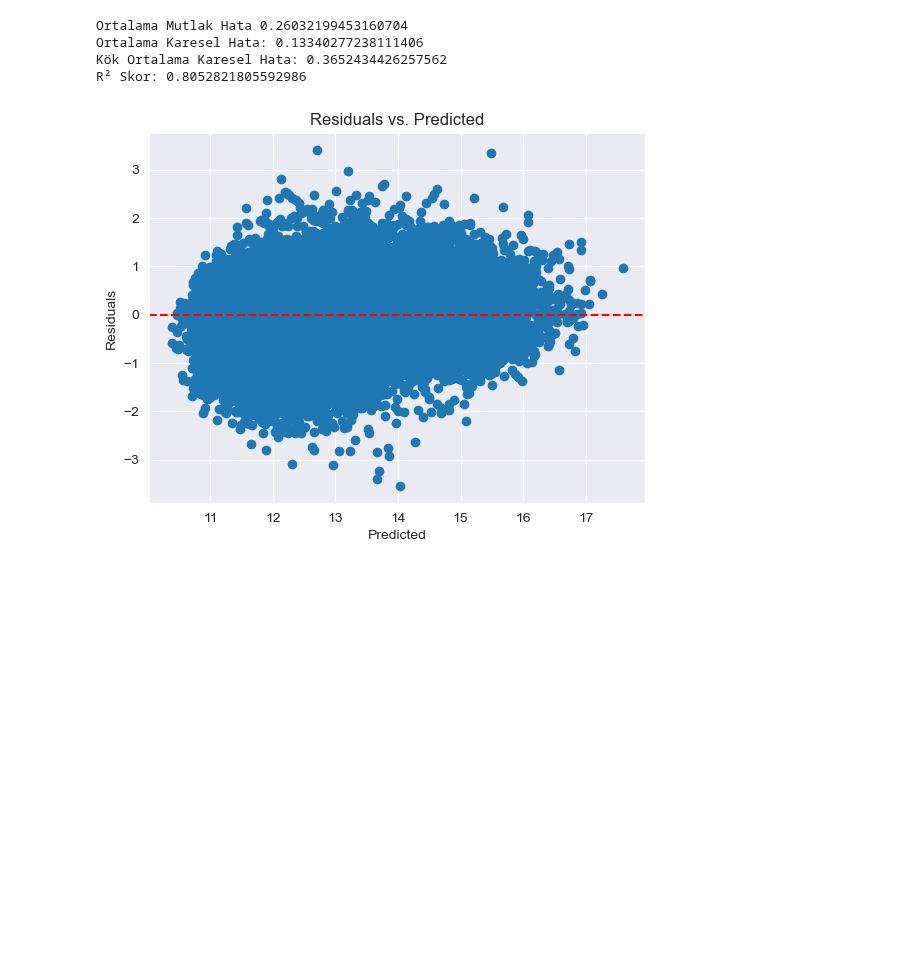
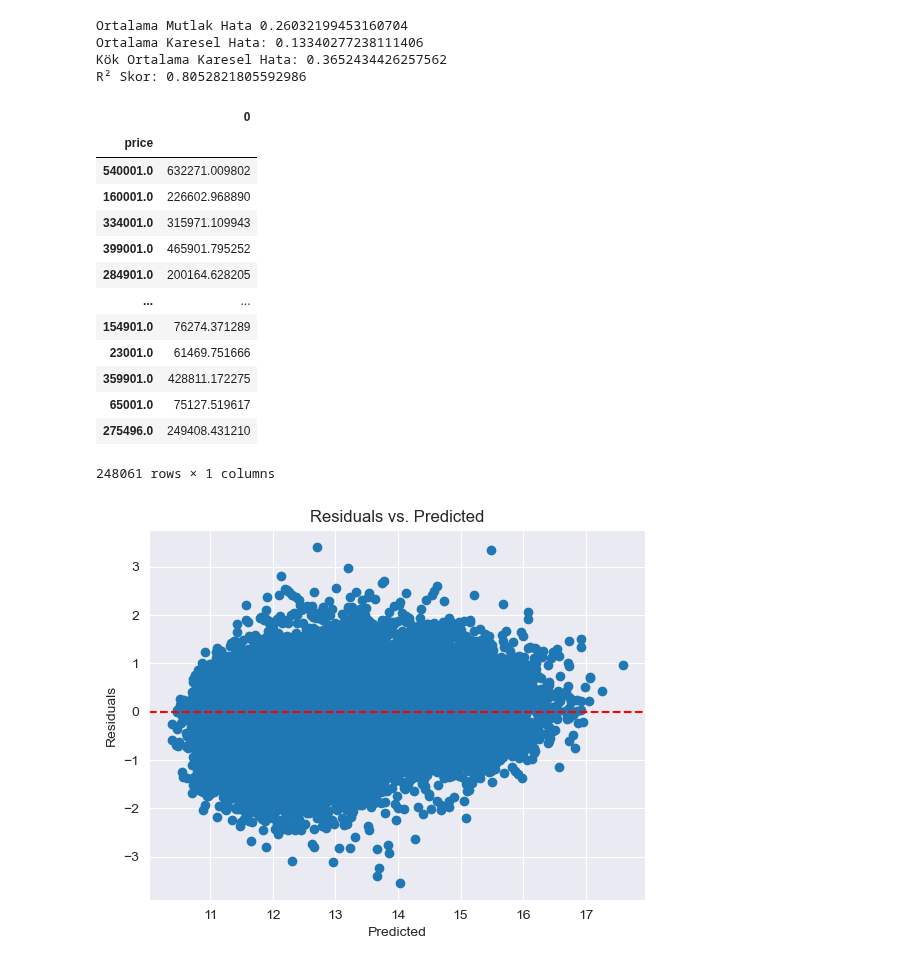
Before and after one commit to AmrWalidi/house-price-prediction-, a Jupyter notebook: house_price_prediction.ipynb, the cells around one changed output. Cells and saved outputs as stored; diff of their text form; code cells hidden in the pictures; blank space fills up the shorter version.

```diff
--- a/house_price_prediction.ipynb
+++ b/house_price_prediction.ipynb
@@ -348,6 +382,23 @@ Ortalama Mutlak Hata 0.26032199453160704
 Ortalama Karesel Hata: 0.13340277238111406
 Kök Ortalama Karesel Hata: 0.3652434426257562
 R² Skor: 0.8052821805592986
+# %%
+pd.DataFrame(np.exp(y_pred), np.exp(y_test))
+# %% [output]
+|  | 0 |
+| price |  |
+| 540001.0 | 632271.009802 |
+| 160001.0 | 226602.968890 |
+| 334001.0 | 315971.109943 |
+| 399001.0 | 465901.795252 |
+| 284901.0 | 200164.628205 |
+| ... | ... |
+| 154901.0 | 76274.371289 |
+| 23001.0 | 61469.751666 |
+| 359901.0 | 428811.172275 |
+| 65001.0 | 75127.519617 |
+| 275496.0 | 249408.431210 |
+248061 rows × 1 columns
 # %%
 residual_analysis(y_test, y_pred)
 # %% [output]
```
Also changed, not shown: parts of 13 cells of this notebook.
